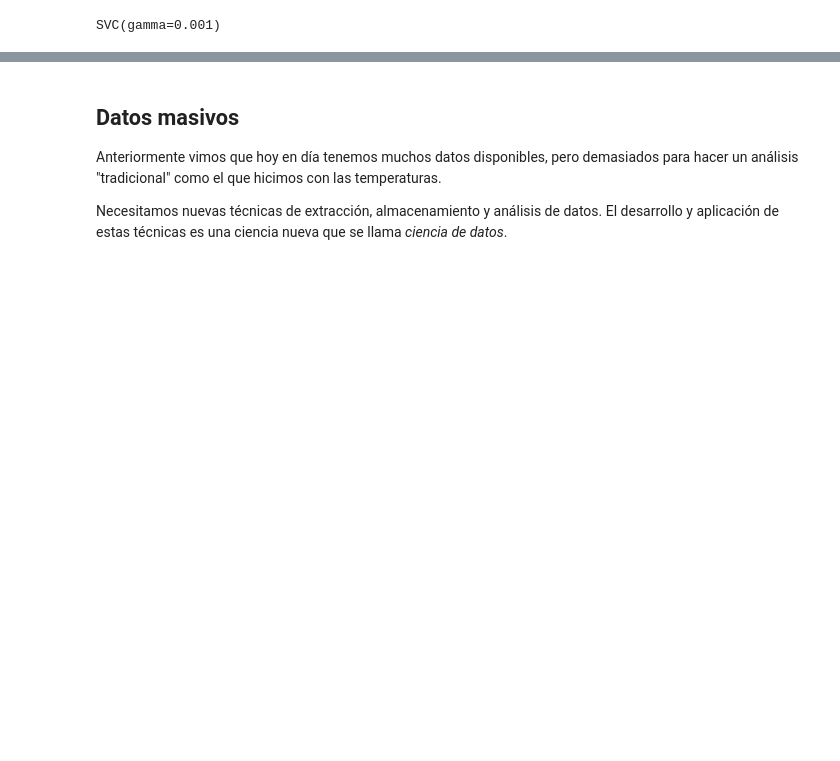
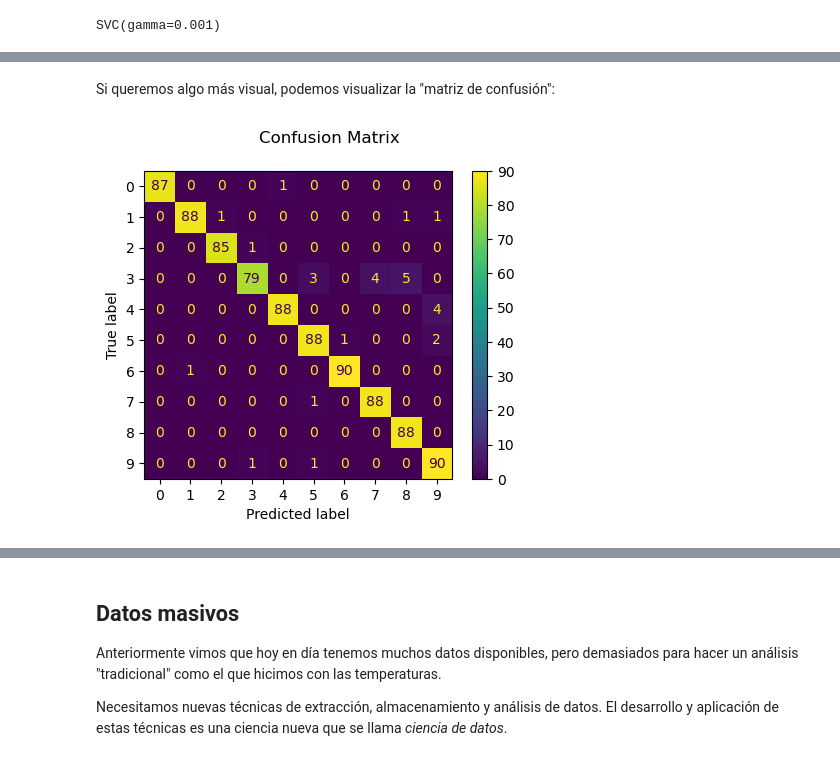
Before and after one commit to crisbh/intro_menciones_II, a Jupyter notebook: clase2/clase2.ipynb, the cells around one changed output, grey strips where cells are left out. Cells and saved outputs as stored; diff of their text form; code cells hidden in the pictures; blank space fills up the shorter version.

```diff
--- a/clase2/clase2.ipynb
+++ b/clase2/clase2.ipynb
@@ -358,3 +413,11 @@ for index, (image, prediction) in enumerate(imagenes_y_predicciones[:4]):
+# %% [markdown]
+Si queremos algo más visual, podemos visualizar la "matriz de confusión":
+# %%
+disp = metrics.ConfusionMatrixDisplay.from_predictions(esperado, predicho)
+disp.figure_.suptitle("Confusion Matrix")
+show()
+# %% [output]
+[figure, added]
 # %% [markdown]
 ![](clase2_imagenes_datos/keras_tensorflow.jpeg)
 
```
Also changed, not shown: parts of 38 cells of this notebook, 3 other files.
